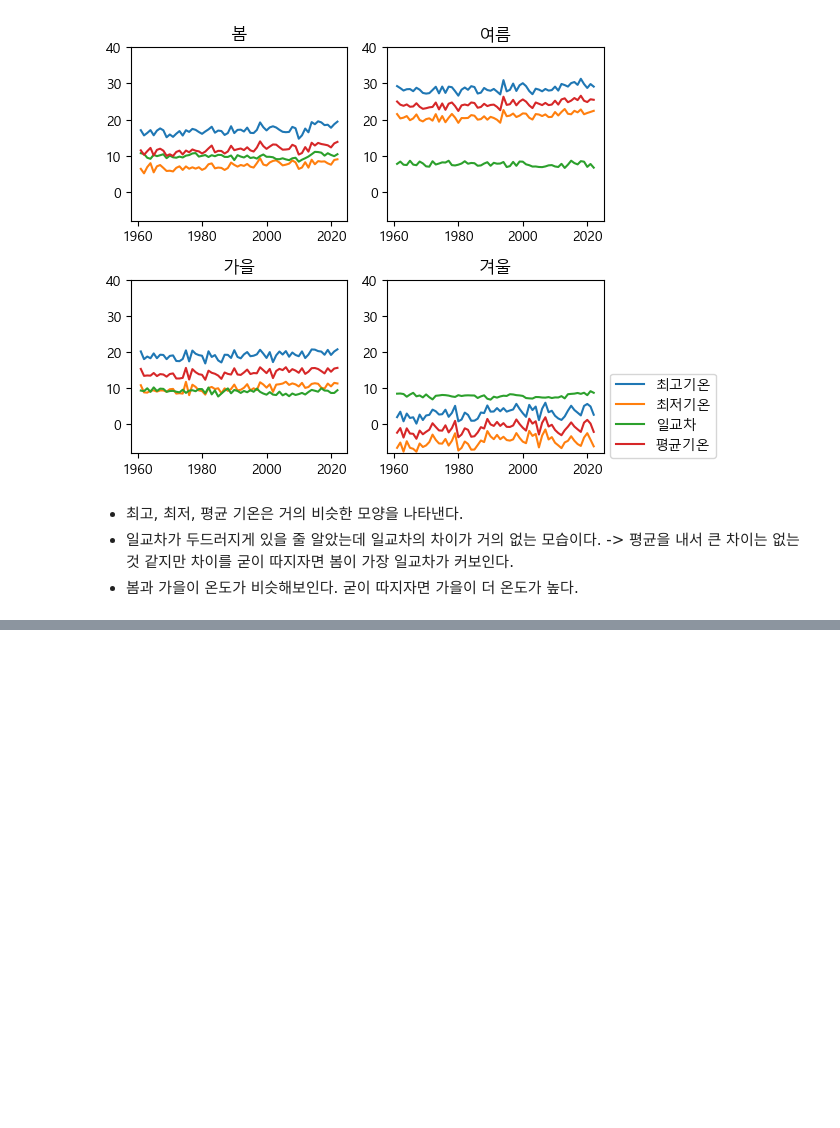
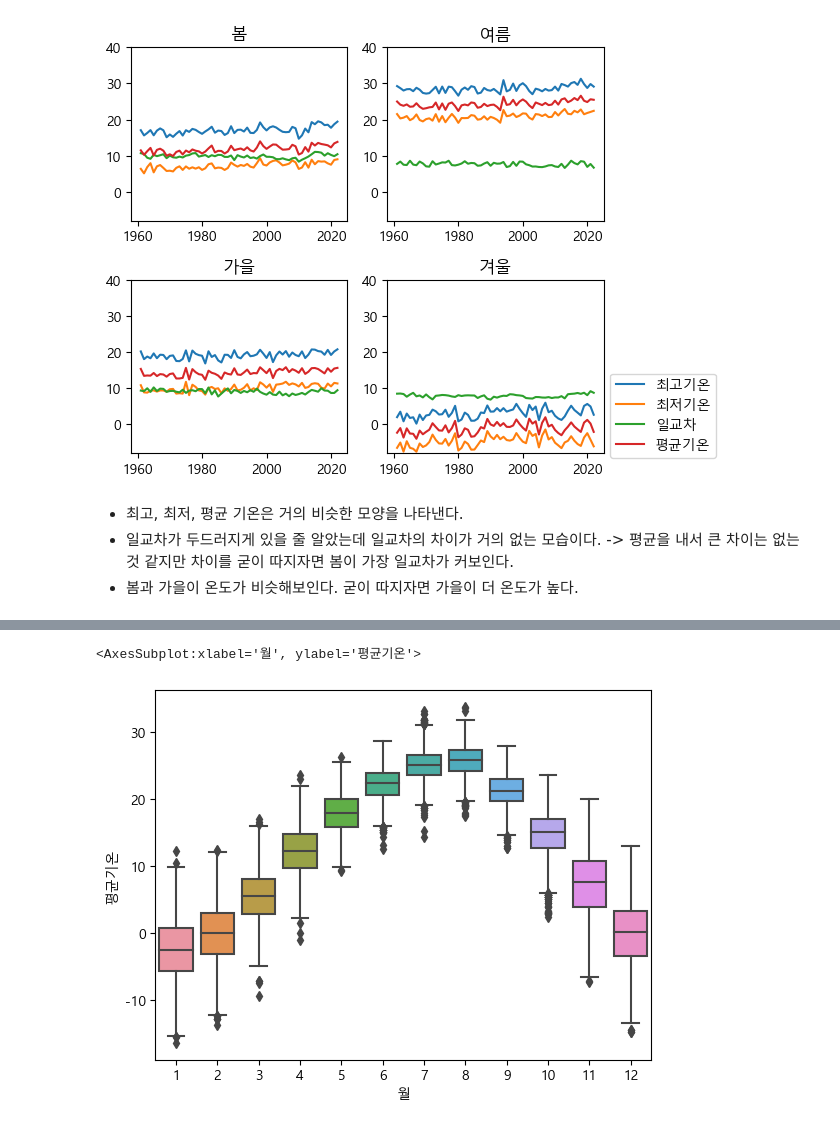
Before and after one commit to p-jiho/Temperatures_prediction, a Jupyter notebook: EDA.ipynb, the cells around one changed output, grey strips where cells are left out. Cells and saved outputs as stored; diff of their text form; code cells hidden in the pictures; blank space fills up the shorter version.

```diff
--- a/EDA.ipynb
+++ b/EDA.ipynb
@@ -453,0 +489,5 @@ plt.show()
+# %%
+sns.boxplot(x = "월", y = "평균기온", data = train)
+# %% [output]
+<AxesSubplot:xlabel='월', ylabel='평균기온'>
+[figure, added]
```
Also changed, not shown: parts of 18 cells of this notebook.
